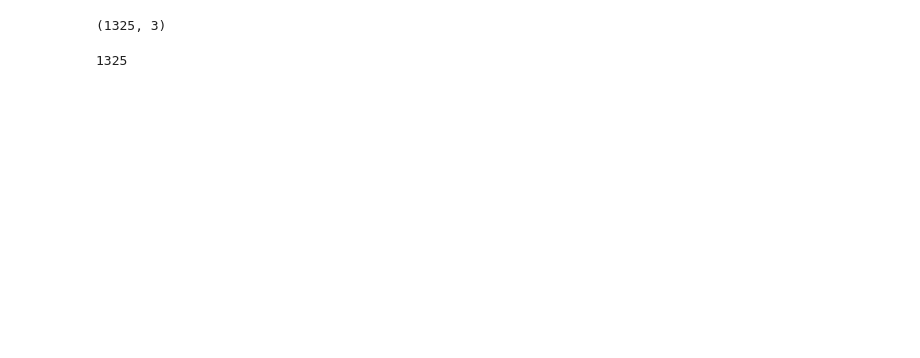
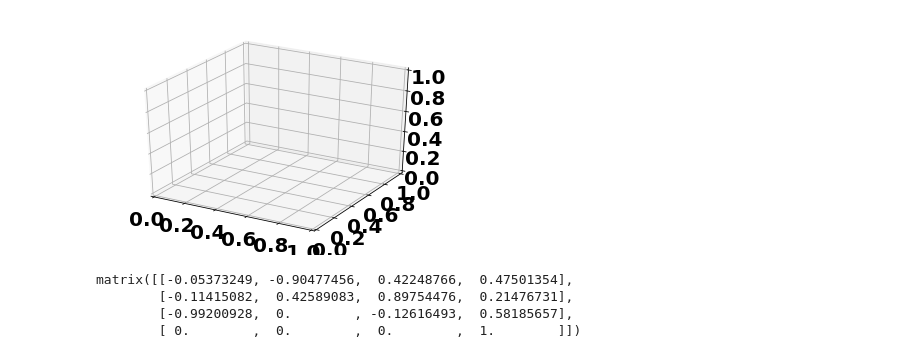
Before and after one commit to ZimmieSj/ut-kinematics, a Jupyter notebook: notebooks/Packbot_state_estimation.ipynb, the cells around one changed output. Cells and saved outputs as stored; diff of their text form; code cells hidden in the pictures; blank space fills up the shorter version.

```diff
--- a/notebooks/Packbot_state_estimation.ipynb
+++ b/notebooks/Packbot_state_estimation.ipynb
@@ -156,48 +156,40 @@ def foward_kinematics_plot(joint_angles):
     BaseTo_ee_xyz_dyna = (np.squeeze(np.array(ee_list_dy)))
 
     return BaseTo_turret_xyz_dyna,BaseTo_shoulder_xyz_dyna,BaseTo_elbo1_xyz_dyna,BaseTo_ee_xyz_dyna
-measurements = foward_kinematics_plot(jangles_subsetbag1)
-np.array(measurements[0]).shape
+links = foward_kinematics_plot([mu_theta])
-# %% [output]
-(1325, 3)
 # %%
-def robot3D(measurements):
-    for i in range(len(jangles_subsetbag1)):
-        ax = plt.axes(projection = '3d')
-        ax.scatter3D((measurements[0][i,0]), (measurements[0][i,1]), (measurements[0][i,2]),
-                         c='blue',s=200, label ='joints',alpha=0.5)
-        ax.scatter3D((measurements[1][i,0]), (measurements[1][i,1]), (measurements[1][i,2]),
-                         c='blue',s=200, label ='joints',alpha=0.5)
-        ax.scatter3D((measurements[2][i,0]), (measurements[2][i,1]), (measurements[2][i,2]),
-                         c='blue',s=200, label ='joints',alpha=0.5)
-        ax.scatter3D((measurements[3][i,0]), (measurements[3][i,1]), (measurements[3][i,2]),
-                         c='red',s=200, label ='joints',alpha=0.5)
+ax = plt.axes(projection = '3d')
+def robot3D(measurements,axis):
+    ax.scatter3D((measurements[0][0]), (measurements[0][1]), (measurements[0][2]),
+                     c='red',s=200, label ='joints',alpha=0.5)
+    ax.scatter3D((measurements[1][0]), (measurements[1][1]), (measurements[1][2]),
+                     c='red',s=200, label ='joints',alpha=0.5)
+    ax.scatter3D((measurements[2][0]), (measurements[2][1]), (measurements[2][2]),
+                     c='red',s=200, label ='joints',alpha=0.5)
+    ax.scatter3D((measurements[3][0]), (measurements[3][1]), (measurements[3][2]),
+                     c='red',s=200, label ='joints',alpha=0.5)
 
-        ax.plot3D([measurements[0][i,0],measurements[1][i,0]],
-                      [measurements[0][i,1],measurements[1][i,1]],
-                      [measurements[0][i,2],measurements[1][i,2]],
-                      'green',linewidth=9.0, label='links')
+    ax.plot3D([measurements[0][0],measurements[1][0]],
+                  [measurements[0][1],measurements[1][1]],
+                  [measurements[0][2],measurements[1][2]],
+                  'green',linewidth=9.0, label='links')
 
-        ax.plot3D([measurements[1][i,0],measurements[2][i,0]],
-                      [measurements[1][i,1],measurements[2][i,1]],
-                      [measurements[1][i,2],measurements[2][i,2]],
-                      'green',linewidth=9.0, label='links')
+    ax.plot3D([measurements[1][0],measurements[2][0]],
+                  [measurements[1][1],measurements[2][1]],
+                  [measurements[1][2],measurements[2][2]],
+                  'green',linewidth=9.0, label='links')
 
-        ax.plot3D([measurements[2][i,0],measurements[3][i,0]],
-                      [measurements[2][i,1],measurements[3][i,1]],
-                      [measurements[2][i,2],measurements[3][i,2]],
-                      'green',linewidth=9.0, label='links')
+    ax.plot3D([measurements[2][0],measurements[3][0]],
+                  [measurements[2][1],measurements[3][1]],
+                  [measurements[2][2],measurements[3][2]],
+                  'green',linewidth=9.0, label='links')
 
-        ax.set_xlim(-0.5, 1)
-        ax.set_ylim(-0.5, 1)
-        ax.set_zlim(-0.5, 1)
-        ax.set_xlabel('X axis', fontsize=16, fontweight='bold', color='red')
-        ax.set_ylabel('Y axis',  fontsize=16, fontweight='bold', color='green')
-        ax.set_zlabel('Z axis',  fontsize=16, fontweight='bold', color='blue')
-        ax.set_title('3D Manipulator of two links',fontsize = 16, fontweight = 'bold')
-
-#     fig = plt.show()
-# plot3D = robot3D(foward_kinematics_plot(jangles_subsetbag1))
+    ax.set_xlabel('X axis', fontsize=16, fontweight='bold', color='red')
+    ax.set_ylabel('Y axis',  fontsize=16, fontweight='bold', color='green')
+    ax.set_zlabel('Z axis',  fontsize=16, fontweight='bold', color='blue')
+    ax.set_title('3D Manipulator of two links',fontsize = 16, fontweight = 'bold')
+# %% [output]
+[figure, added]
 # %%
 def kinematics_endeff(joint_angles):
     robot = URDF.from_xml_file('robot.urdf')
@@ -208,6 +200,9 @@ def kinematics_endeff(joint_angles):
         ee_list_dy.append(kdl_kin_ee_dy.forward(joints))
     return ee_list_dy
 endEffe = kinematics_endeff(jangles_subsetbag1)
-len(endEffe)
+endEffe[0]
 # %% [output]
-1325
+matrix([[-0.05373249, -0.90477456,  0.42248766,  0.47501354],
+        [-0.11415082,  0.42589083,  0.89754476,  0.21476731],
+        [-0.99200928,  0.        , -0.12616493,  0.58185657],
+        [ 0.        ,  0.        ,  0.        ,  1.        ]])
```
Also changed, not shown: parts of 31 cells of this notebook.
